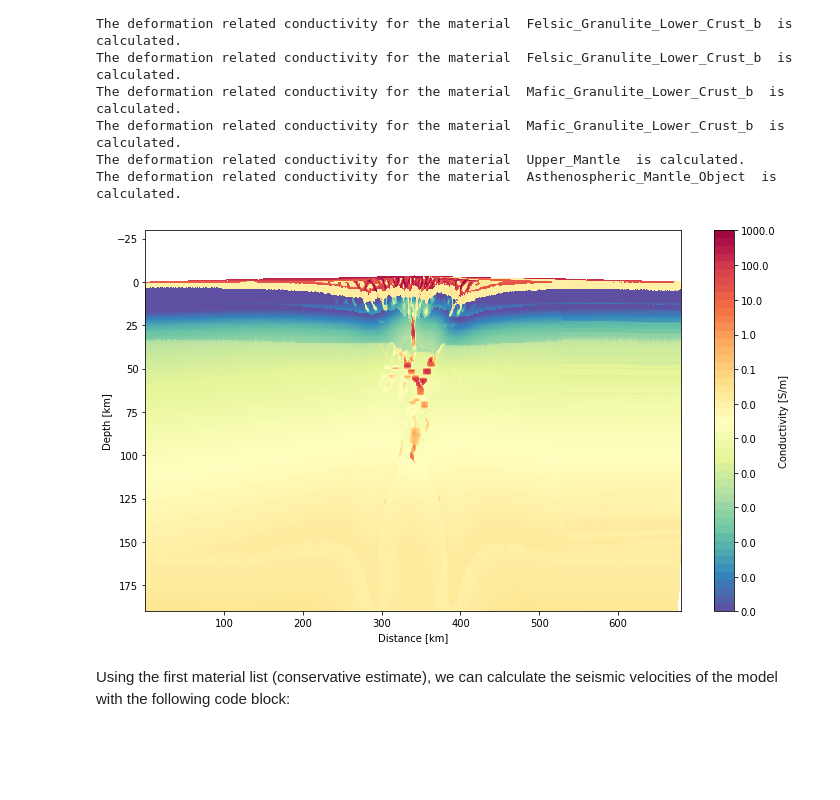
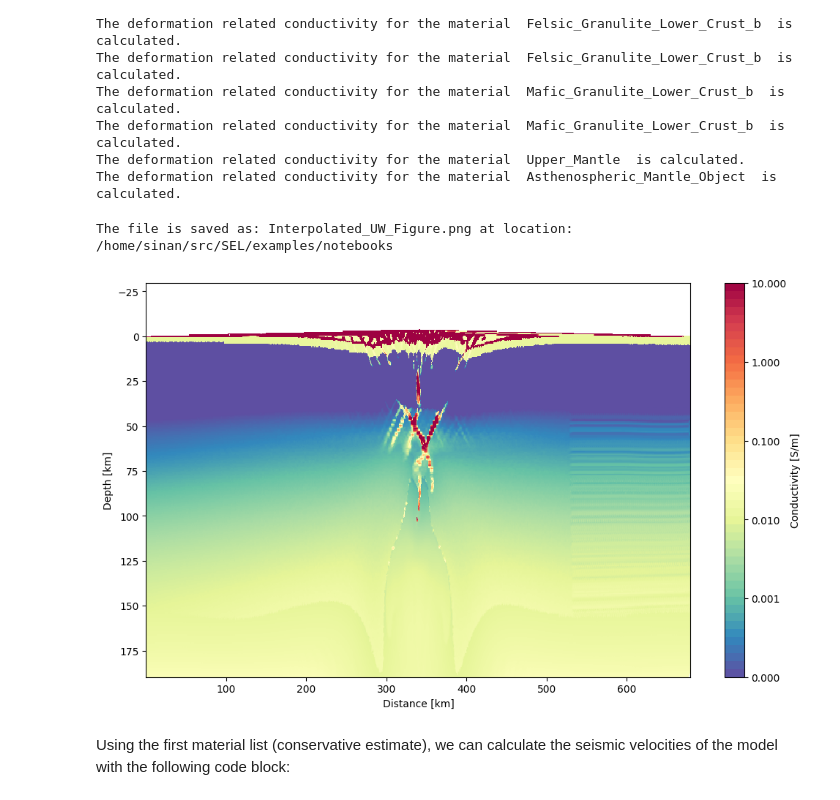
Before and after one commit to sinanozaydin/pide, a Jupyter notebook: examples/notebooks/10_2D_Underworld_Conversion_II_Narrow_Rift.ipynb, the cells around one changed output. Saved outputs shown, nothing was run; the diff lists cells and outputs as text; code cells hidden in the pictures; blank space fills up the shorter version.

```diff
--- a/examples/notebooks/10_2D_Underworld_Conversion_II_Narrow_Rift.ipynb
+++ b/examples/notebooks/10_2D_Underworld_Conversion_II_Narrow_Rift.ipynb
@@ -287,7 +287,7 @@ Felsic_Granulite_Lower_Crust,Felsic_Granulite_Lower_Crust_2,Felsic_Granulite_Low
 material_object_list_2 = [Sediment_0_b, Sediment_1_b,Sediment_2_b,Sediment_3_b, Sediment_4_b,Sediment_5_b,Sediment_6_b,Granitic_Upper_Crust_b,Granitic_Upper_Crust_2_b,Granitic_Upper_Crust_3_b,
 Felsic_Granulite_Lower_Crust_b,Felsic_Granulite_Lower_Crust_2_b,Felsic_Granulite_Lower_Crust_3_b,Mafic_Granulite_Lower_Crust_b,Mafic_Granulite_Lower_Crust_2_b,Upper_Mantle_b,Asthenosphere_b]
 
-material_skip_list = [None,None,None,None,None,None,None,None,None,None,None,None,None,None,None,10,50]
+material_skip_list = [None,None,None,None,None,None,None,None,None,None,None,None,None,None,None,5,5]
 # %% [markdown]
 Now, we are creating the model object by assigning it the material lists, material array, temperature, pressure, melt, and plastic strain fields. After that, we can simply calculate the conductivities by saying, ***object.calculate_conductivity***. Number of cpu can be specified.
 # %%
@@ -356,7 +356,6 @@ cblimit_down = 1e-4, log_bool=True, cb_name = 'Spectral_r',cbar_label = 'Conduct
 deform_cond, rms = mt_model_object.calculate_deformation_related_conductivity(method = 'plastic_strain',
                                                         cond_min = backgr_cond,
                                                         cond_max = max_cond,
-                                                        function_method = 'exponential',
                                                         low_deformation_threshold = 1e-2, high_deformation_threshold = 10, num_cpu = 6)
 # %% [output]
 The deformation related conductivity for the material  Sediment_0  is calculated.
@@ -377,10 +376,11 @@ The deformation related conductivity for the material  Mafic_Granulite_Lower_Cru
 The deformation related conductivity for the material  Upper_Mantle  is calculated.
 The deformation related conductivity for the material  Asthenospheric_Mantle_Object  is calculated.
 # %%
-plot_2D_underworld_Field(xmesh = x_mesh_centers, ymesh = y_mesh_centers, Field = deform_cond,cblimit_up = 1e3,
-cblimit_down = 1e-8, log_bool=True, cb_name = 'Spectral_r',cbar_label = 'Conductivity [S/m]',plot_save = False)
+plot_2D_underworld_Field(xmesh = x_mesh_centers, ymesh = y_mesh_centers, Field = deform_cond,cblimit_up = 1e1,
+cblimit_down = 1e-4, log_bool=True, cb_name = 'Spectral_r',cbar_label = 'Conductivity [S/m]',plot_save = True)
 # %% [output]
+The file is saved as: Interpolated_UW_Figure.png at location: /home/sinan/src/SEL/examples/notebooks
-[figure, old version]
+[figure, new version]
 # %% [markdown]
 Using the first material list (conservative estimate), we can calculate the seismic velocities of the model with the following code block:
 # %%
```
Also changed, not shown: parts of 3 cells of this notebook, 1 other file.
